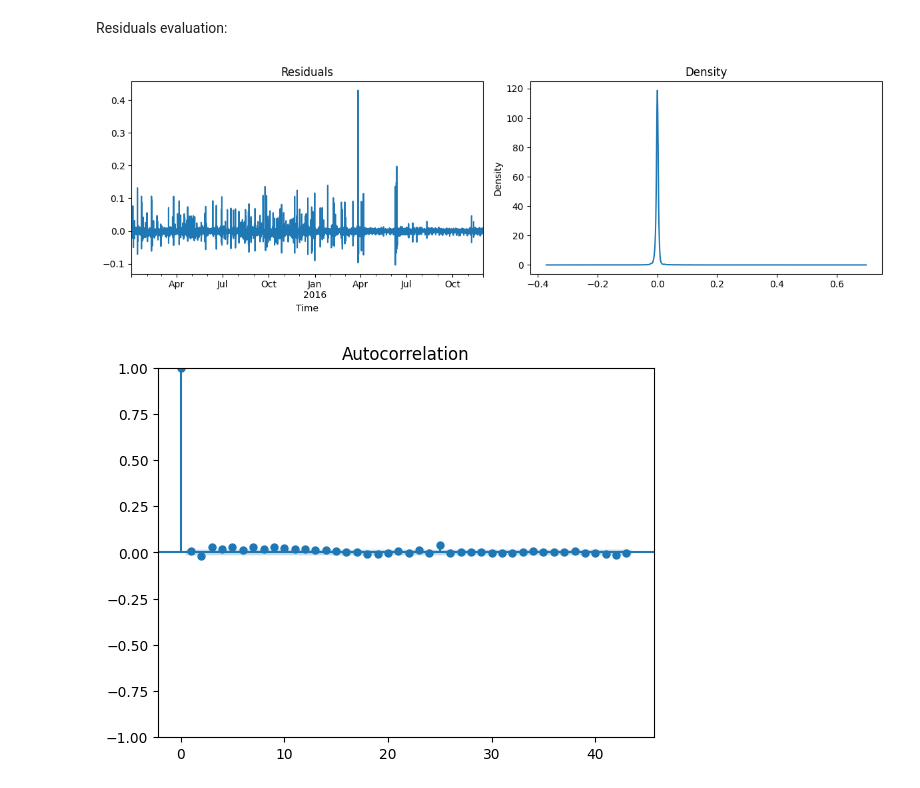
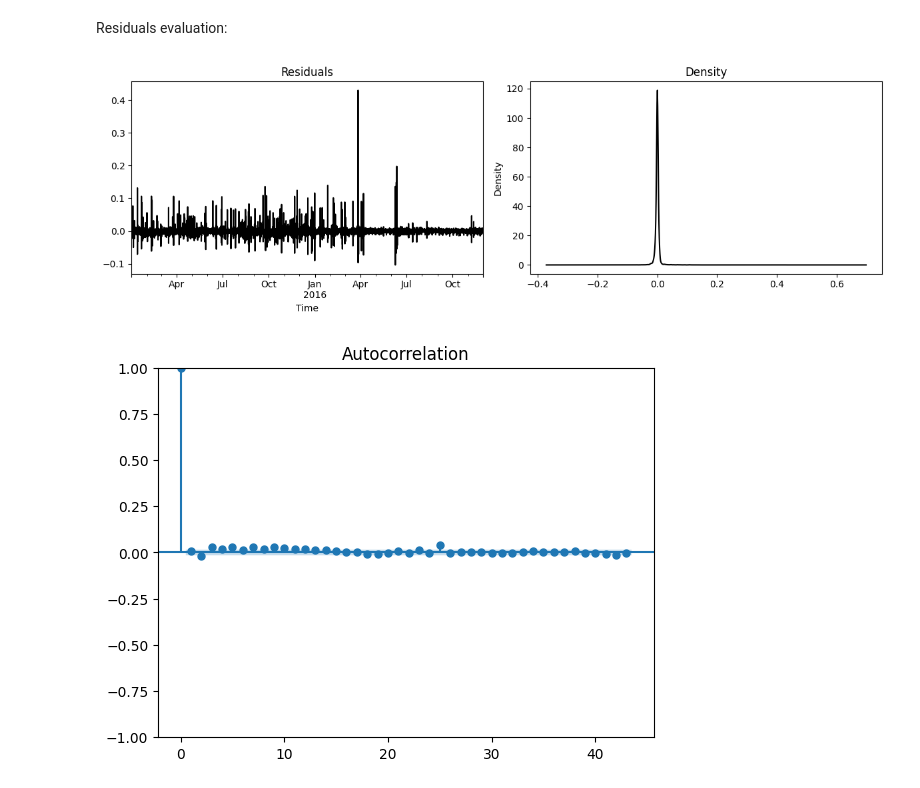
Before and after one commit to FernandaCladera/Forecasting, a Jupyter notebook: forecast.ipynb, the cells around one changed output. Saved outputs shown, nothing was run; the diff lists cells and outputs as text; code cells hidden in the pictures.

```diff
--- a/forecast.ipynb
+++ b/forecast.ipynb
@@ -15,7 +15,7 @@ from statsmodels.tsa.statespace.sarimax import SARIMAX
 from sklearn.metrics import mean_squared_error
 from statsmodels.tsa.stattools import acf
 # %%
-df= pd.read_csv('Forecasting/Data/Traffic_data.csv')
+df= pd.read_csv('Data/Traffic_data.csv')
 df= df[['Time','Sensor548']]
 df.columns
 df.info()
@@ -348,13 +350,13 @@ Residuals evaluation:
 # %%
 residuals = model_fit_1.resid[1:]
 
 fig, ax = plt.subplots(1, 2, figsize=(12, 4))
-residuals.plot(title='Residuals', ax=ax[0])
-residuals.plot(kind='kde', title='Density', ax=ax[1])
+residuals.plot(title='Residuals', ax=ax[0], color='black')
+residuals.plot(kind='kde', title='Density', ax=ax[1], color='black')
 plt.tight_layout()
 plt.show()
 # %% [output]
-[figure, old version]
+[figure, new version]
 # %%
 plot_acf(residuals)
 plot_pacf(residuals)
```
Also changed, not shown: parts of 10 cells of this notebook, 17 other files.
